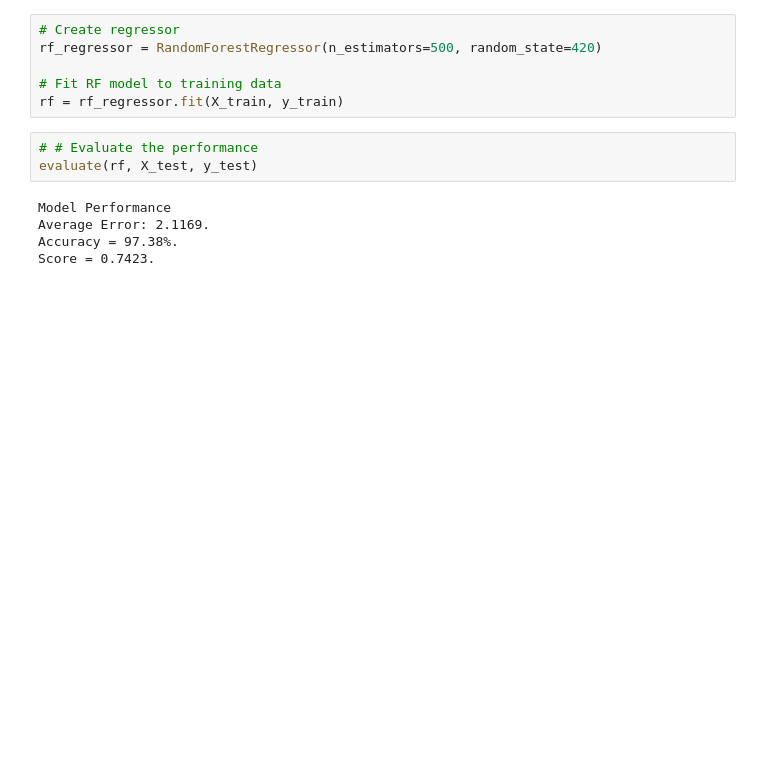
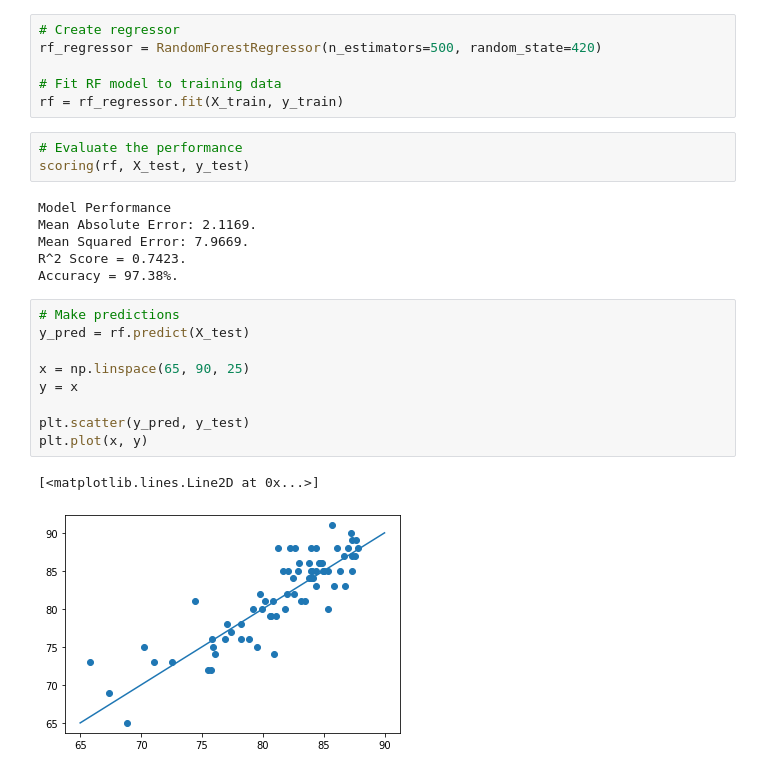
Before and after one commit to JoBe10/Fitbit-Sleep-Score, a Jupyter notebook: Sleep_Scores/Fitbit_Sleep_Score_ML.ipynb, the cells around one changed output. Drawn from its saved outputs; the diff is of its cells as text; blank space fills up the shorter version.

```diff
--- a/Sleep_Scores/Fitbit_Sleep_Score_ML.ipynb
+++ b/Sleep_Scores/Fitbit_Sleep_Score_ML.ipynb
@@ -159,10 +185,23 @@ rf_regressor = RandomForestRegressor(n_estimators=500, random_state=420)
 # Fit RF model to training data
 rf = rf_regressor.fit(X_train, y_train)
 # %%
-# # Evaluate the performance
-evaluate(rf, X_test, y_test)
+# Evaluate the performance
+scoring(rf, X_test, y_test)
 # %% [output]
 Model Performance
-Average Error: 2.1169.
+Mean Absolute Error: 2.1169.
+Mean Squared Error: 7.9669.
+R^2 Score = 0.7423.
 Accuracy = 97.38%.
-Score = 0.7423.
+# %%
+# Make predictions
+y_pred = rf.predict(X_test)
+
+x = np.linspace(65, 90, 25)
+y = x
+
+plt.scatter(y_pred, y_test)
+plt.plot(x, y)
+# %% [output]
+[<matplotlib.lines.Line2D at 0x...>]
+[figure, added]
```
Also changed, not shown: parts of 16 cells of this notebook.
